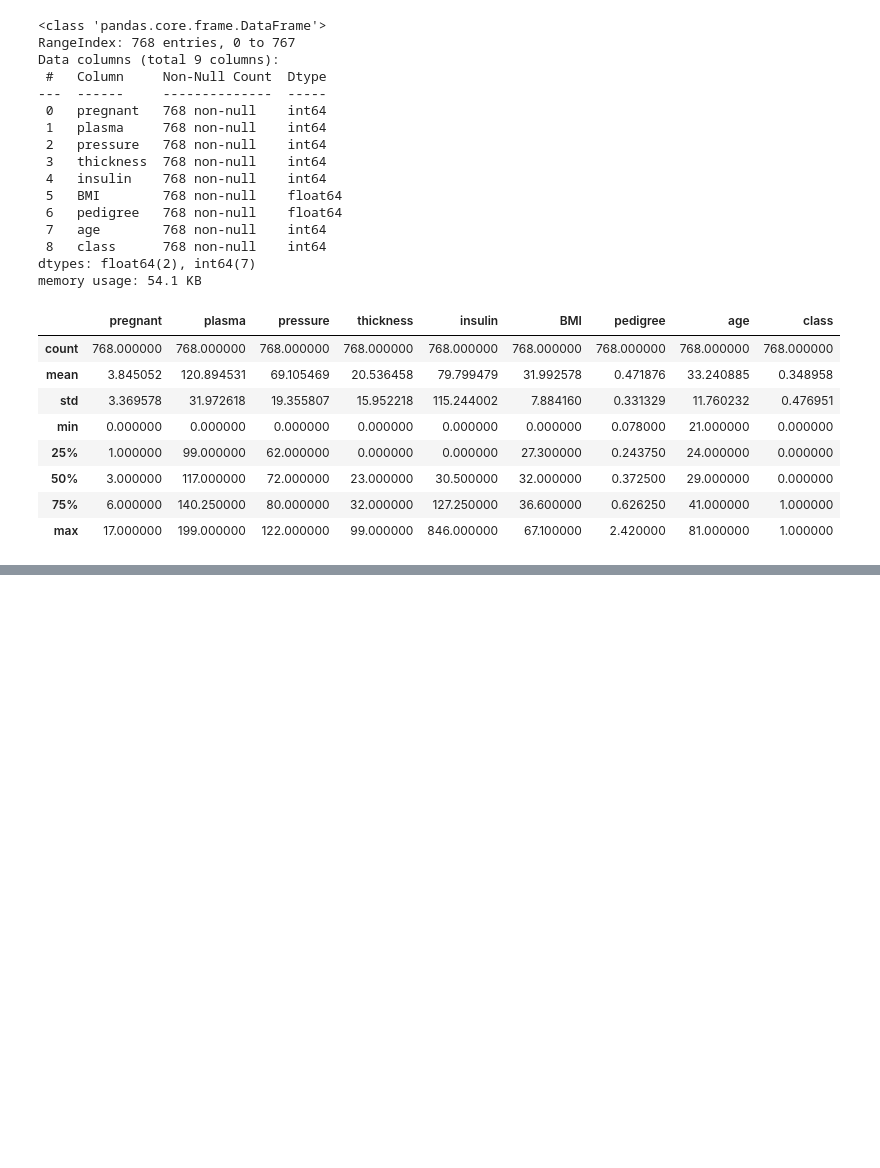
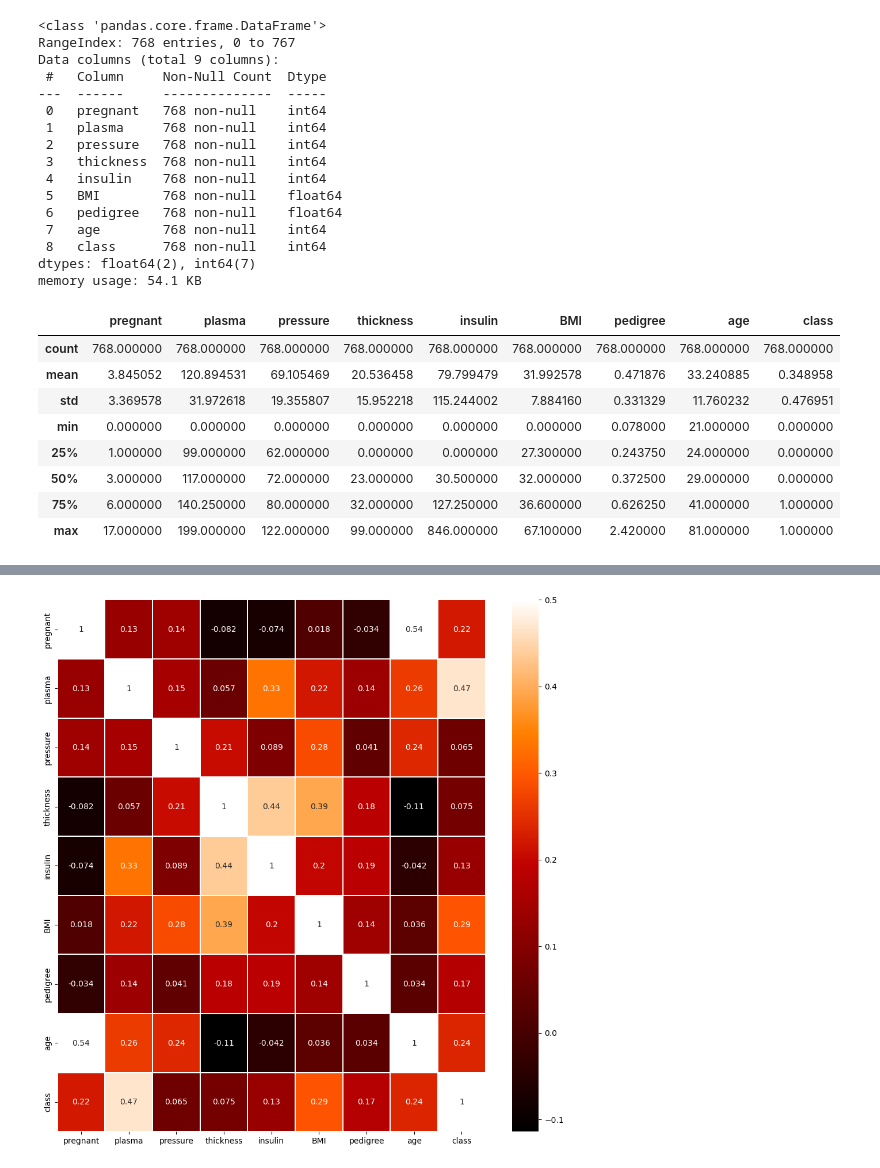
Before and after one commit to jonggu12/exam, a Jupyter notebook: 07. 딥러닝/02. 피마인디언 데이터 분석.ipynb, the cells around one changed output, grey strips where cells are left out. Cells and saved outputs as stored; diff of their text form; code cells hidden in the pictures; blank space fills up the shorter version.

```diff
--- a/07. 딥러닝/02. 피마인디언 데이터 분석.ipynb
+++ b/07. 딥러닝/02. 피마인디언 데이터 분석.ipynb
@@ -48,0 +91,10 @@ df.describe()
+# %%
+colormap = plt.cm.gist_heat
+plt.figure(figsize=(12,12))
+
+
+
+sns.heatmap(df.corr(),linewidths=0.1 ,vmax=0.5,cmap=colormap,linecolor='white',annot=True)
+plt.show()
+# %% [output]
+[figure, added]
```
Also changed, not shown: parts of 6 cells of this notebook, 2 other files.
